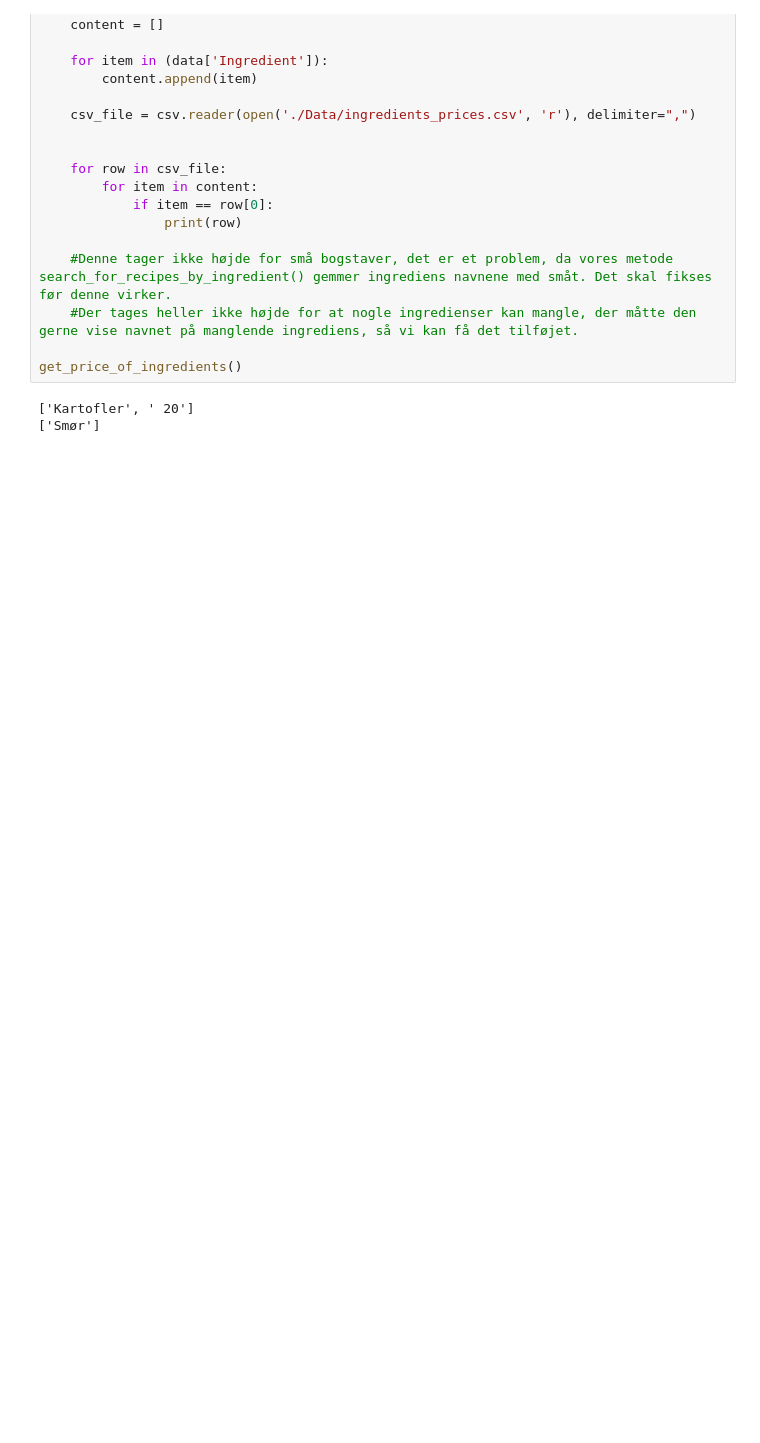
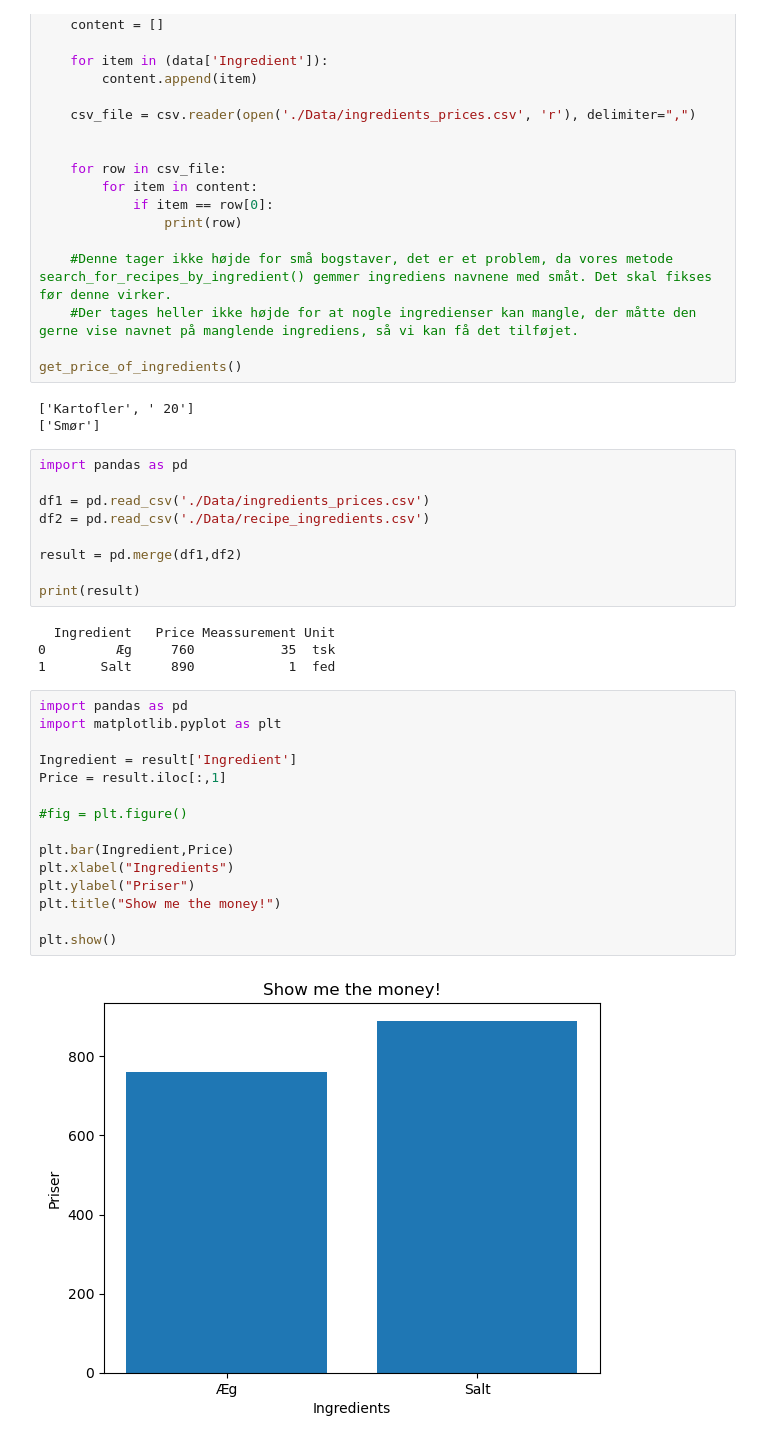
Before and after one commit to ChristofferQ/PythonExam, a Jupyter notebook: Exam.ipynb, the cells around one changed output. Saved outputs shown, nothing was run; the diff lists cells and outputs as text; blank space fills up the shorter version.

Commit message:
Added show_price_of_ingredients(data)

```diff
--- a/Exam.ipynb
+++ b/Exam.ipynb
@@ -597,3 +611,33 @@ get_price_of_ingredients()
 # %% [output]
 ['Kartofler', ' 20']
 ['Smør']
+# %%
+import pandas as pd
+
+df1 = pd.read_csv('./Data/ingredients_prices.csv')
+df2 = pd.read_csv('./Data/recipe_ingredients.csv')
+
+result = pd.merge(df1,df2)
+
+print(result)
+# %% [output]
+  Ingredient   Price Meassurement Unit
+0         Æg     760           35  tsk
+1       Salt     890            1  fed
+# %%
+import pandas as pd
+import matplotlib.pyplot as plt
+
+Ingredient = result['Ingredient']
+Price = result.iloc[:,1]
+
+#fig = plt.figure()
+
+plt.bar(Ingredient,Price)
+plt.xlabel("Ingredients")
+plt.ylabel("Priser")
+plt.title("Show me the money!")
+
+plt.show()
+# %% [output]
+[figure, added]
```
Also changed, not shown: parts of 2 cells of this notebook, 3 other files.
